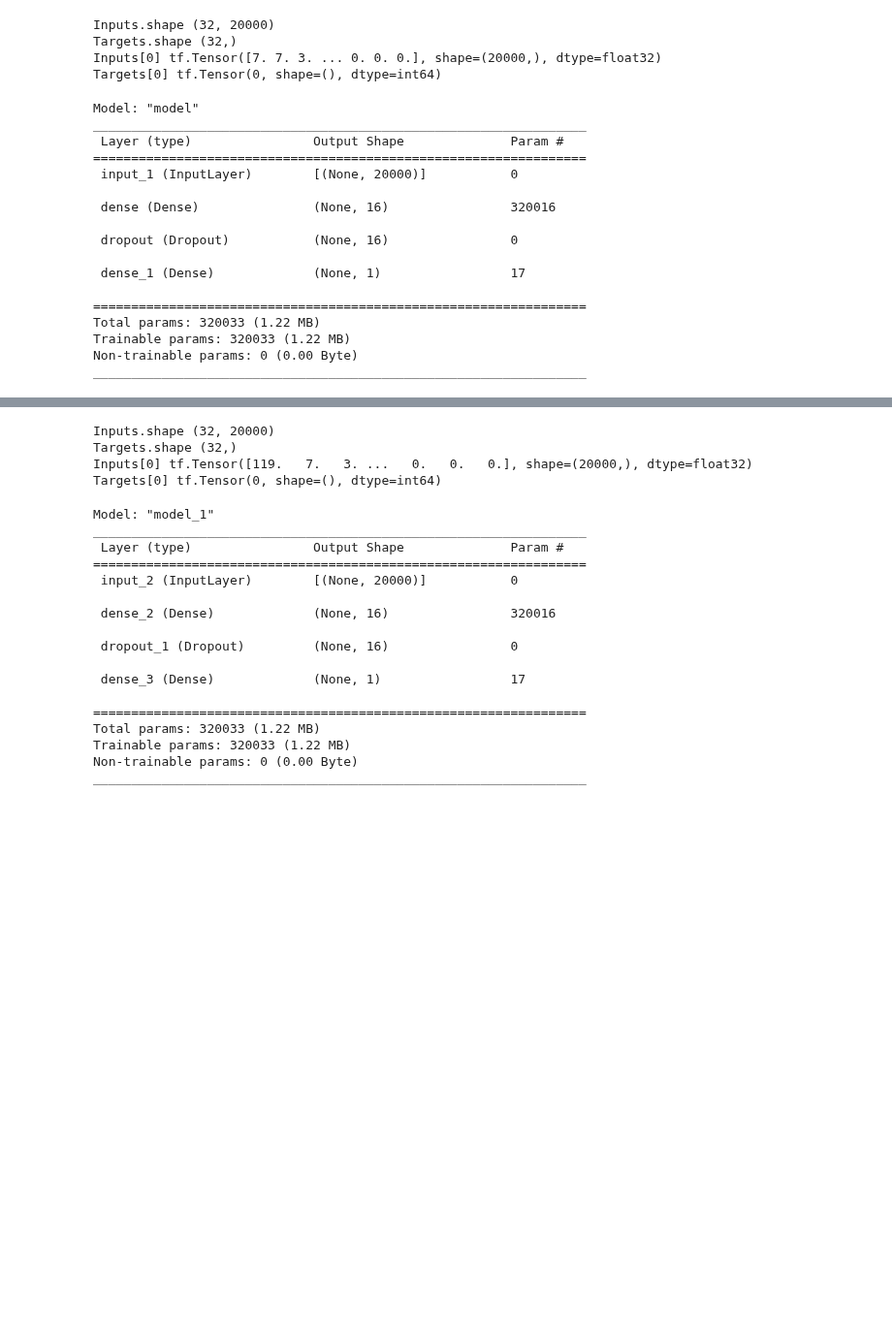
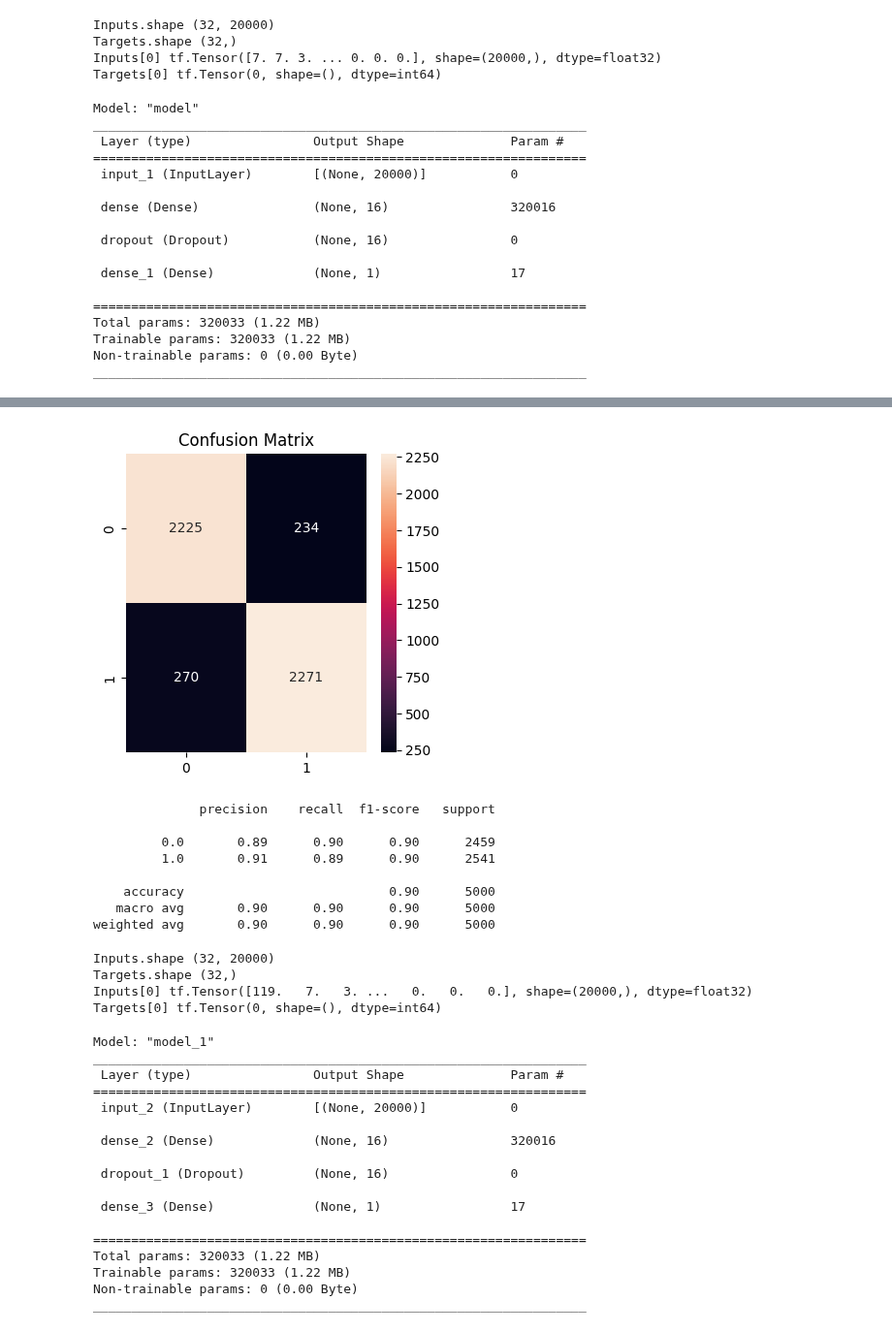
Before and after one commit to alexismenanieves/TensorFlow_Basics, a Jupyter notebook: notebooks/01_IMDB_Sentiment_Analysis.ipynb, the cells around one changed output, grey strips where cells are left out. Shown at 97% size. Drawn from its saved outputs; the diff is of its cells as text; code cells hidden in the pictures; blank space fills up the shorter version.

Commit message:
Add function for confusion matrix

```diff
--- a/notebooks/01_IMDB_Sentiment_Analysis.ipynb
+++ b/notebooks/01_IMDB_Sentiment_Analysis.ipynb
@@ -16,7 +16,7 @@ from wordcloud import WordCloud
 # Machine Learning -----------------------------------------------------
 from sklearn.model_selection import train_test_split
 from sklearn.metrics import accuracy_score, f1_score
-from sklearn.metrics import confusion_matrix
+from sklearn.metrics import confusion_matrix, classification_report
 from sklearn.feature_extraction.text import CountVectorizer
 # Deep Learning --------------------------------------------------------
 import keras
@@ -87,6 +87,29 @@ def plot_accuracy_loss_tfmodel(model, epochs: int):
     plt.legend()
     plt.show()
     plt.close()
+
+def plot_confusion_matrix(y_true, y_pred):
+    '''
+    Plots the confusion matrix and precision/recall metrics
+
+    Parameters
+    ----------
+    y_true
+        True labels
+    y_pred
+        Predicted labels
+
+    Returns
+    -------
+    A plot and the metrics
+    '''
+    cm = confusion_matrix(y_pred, y_true)
+    plt.figure(figsize=(4, 4))
+    sns.heatmap(cm, annot=True, fmt='g')
+    plt.title('Confusion Matrix')
+    plt.show()
+    plt.close
+    print(classification_report(y_pred, y_true))
 # %%
 # Step 1. Load data
 # 1.1 Read csv and get basic info
@@ -407,4 +430,6 @@ Epoch 10/10
 # 3.7 Evaluate the model on the test dataset
 model = keras.models.load_model('checkpoints/01_model_binary_1gram.keras')
 print(f'Test acc: {model.evaluate(binary_1gram_test_ds)[1]:.3f}')
+y_pred = model.predict(binary_1gram_test_ds).round()
+plot_confusion_matrix(y_pred=y_pred, y_true=df_test.label)
 # %% [output]
@@ -413,3 +439,12 @@ Test acc: 0.897
+[figure, added]
+              precision    recall  f1-score   support
+
+         0.0       0.89      0.90      0.90      2459
+         1.0       0.91      0.89      0.90      2541
+
+    accuracy                           0.90      5000
+   macro avg       0.90      0.90      0.90      5000
+weighted avg       0.90      0.90      0.90      5000
 # %%
 ################### Bag of words - Bigram case #########################
 # 3.8 Create the vectorization layer and function adapted to train
```
Also changed, not shown: parts of 9 cells of this notebook.
